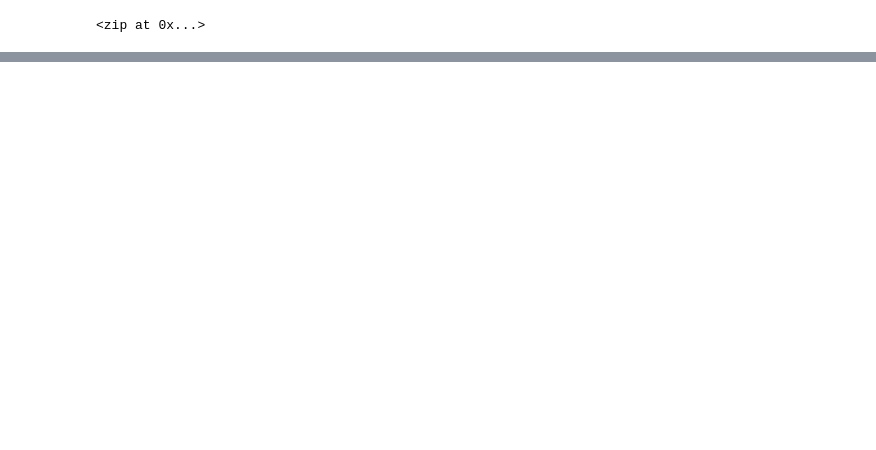
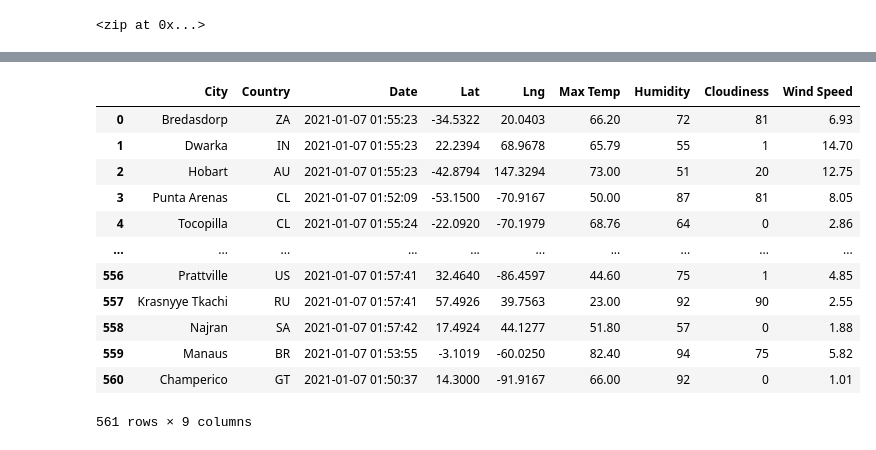
Before and after one commit to Angienoelhaverly/World_Weather_Analysis, a Jupyter notebook: WeatherPy.ipynb, the cells around one changed output, grey strips where cells are left out. Drawn from its saved outputs; the diff is of its cells as text; code cells hidden in the pictures; blank space fills up the shorter version.

```diff
--- a/WeatherPy.ipynb
+++ b/WeatherPy.ipynb
@@ -56,0 +150,4 @@ len(cities)
+# %%
+# Convert the array of dictionaries to a Pandas DataFrame.
+city_data_df = pd.DataFrame(city_data)
+city_data_df.head(10)
@@ -56,0 +166,19 @@ len(cities)
+# %%
+# Reorder columns as City, Country, Date, Lat, Lng, Max Temp, Humidity, Cloudiness, and Wind Speed
+new_column_order = ["City", "Country", "Date", "Lat", "Lng", "Max Temp", "Humidity", "Cloudiness", "Wind Speed"]
+reordered_city_data_df = city_data_df[new_column_order]
+reordered_city_data_df
+# %% [output]
+|  | City | Country | Date | Lat | Lng | Max Temp | Humidity | Cloudiness | Wind Speed |
+| 0 | Bredasdorp | ZA | 2021-01-07 01:55:23 | -34.5322 | 20.0403 | 66.20 | 72 | 81 | 6.93 |
+| 1 | Dwarka | IN | 2021-01-07 01:55:23 | 22.2394 | 68.9678 | 65.79 | 55 | 1 | 14.70 |
+| 2 | Hobart | AU | 2021-01-07 01:55:23 | -42.8794 | 147.3294 | 73.00 | 51 | 20 | 12.75 |
+| 3 | Punta Arenas | CL | 2021-01-07 01:52:09 | -53.1500 | -70.9167 | 50.00 | 87 | 81 | 8.05 |
+| 4 | Tocopilla | CL | 2021-01-07 01:55:24 | -22.0920 | -70.1979 | 68.76 | 64 | 0 | 2.86 |
+| ... | ... | ... | ... | ... | ... | ... | ... | ... | ... |
+| 556 | Prattville | US | 2021-01-07 01:57:41 | 32.4640 | -86.4597 | 44.60 | 75 | 1 | 4.85 |
+| 557 | Krasnyye Tkachi | RU | 2021-01-07 01:57:41 | 57.4926 | 39.7563 | 23.00 | 92 | 90 | 2.55 |
+| 558 | Najran | SA | 2021-01-07 01:57:42 | 17.4924 | 44.1277 | 51.80 | 57 | 0 | 1.88 |
+| 559 | Manaus | BR | 2021-01-07 01:53:55 | -3.1019 | -60.0250 | 82.40 | 94 | 75 | 5.82 |
+| 560 | Champerico | GT | 2021-01-07 01:50:37 | 14.3000 | -91.9167 | 66.00 | 92 | 0 | 1.01 |
+561 rows × 9 columns
```
Also changed, not shown: parts of 7 cells of this notebook, 3 other files.
